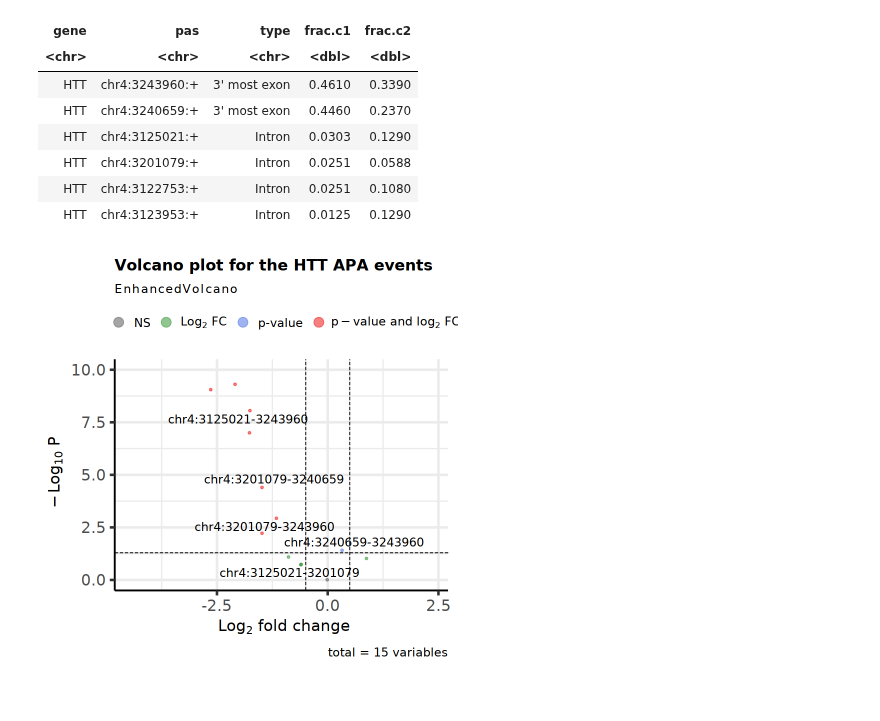
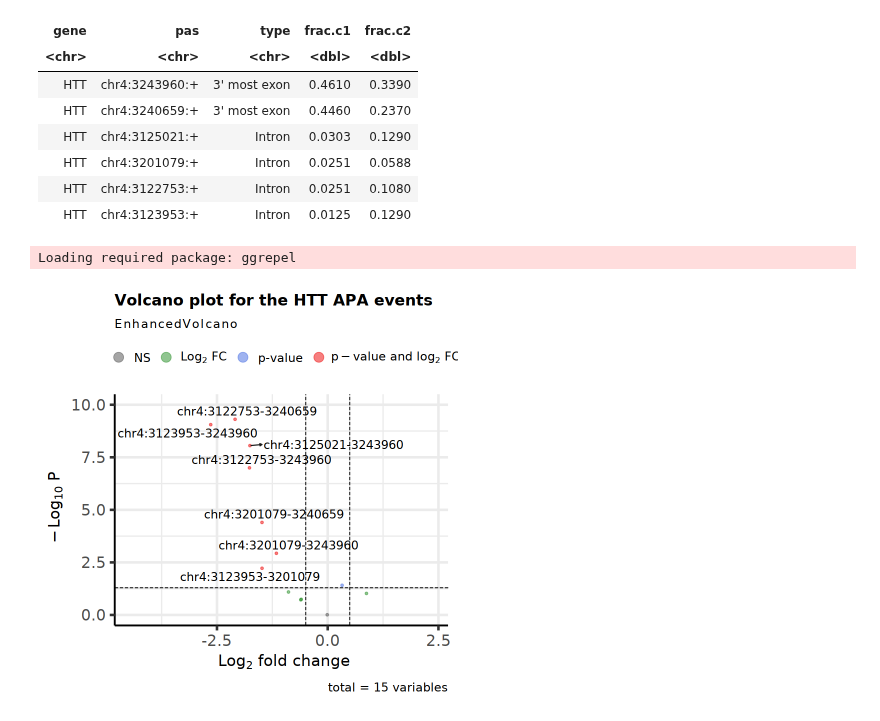
Before and after one commit to AidenSb/APA, a Jupyter notebook: HTT/HTT_apalog.ipynb, the cells around one changed output. Drawn from its saved outputs; the diff is of its cells as text; code cells hidden in the pictures.

```diff
--- a/HTT/HTT_apalog.ipynb
+++ b/HTT/HTT_apalog.ipynb
@@ -413,19 +457,19 @@ intronic_events <- c('chr4:3125021-3201079', 'chr4:3125021-3240659', 'chr4:31250
 # %%
 library(EnhancedVolcano)
 library(ggplot2)
 
 EnhancedVolcano(
     htt_res,
     lab = htt_res$ID,
-    selectLab = intronic_events,
     x = 'b_ConditionLILY283_treatment',
     y = 'p_ConditionLILY283_treatment',
     title = 'Volcano plot for the HTT APA events',
     pCutoff = 0.05,
     FCcutoff = .5,
     ylim = c(0, 10),
     pointSize = 1,
     drawConnectors = TRUE,
     )
 # %% [output]
+Loading required package: ggrepel
-[figure, old version]
+[figure, new version]
```
Also changed, not shown: parts of 4 cells of this notebook.
